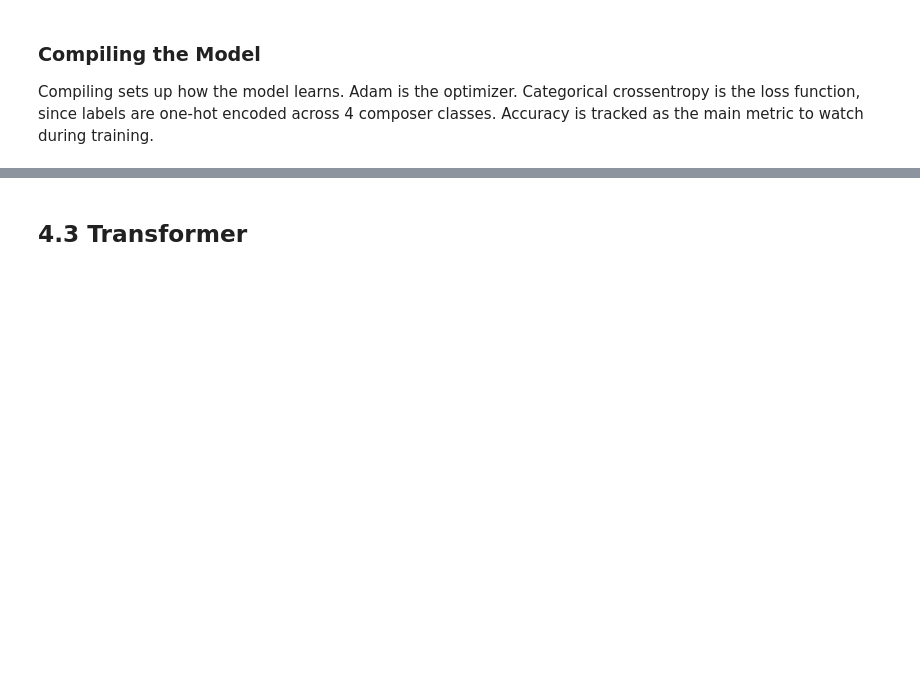
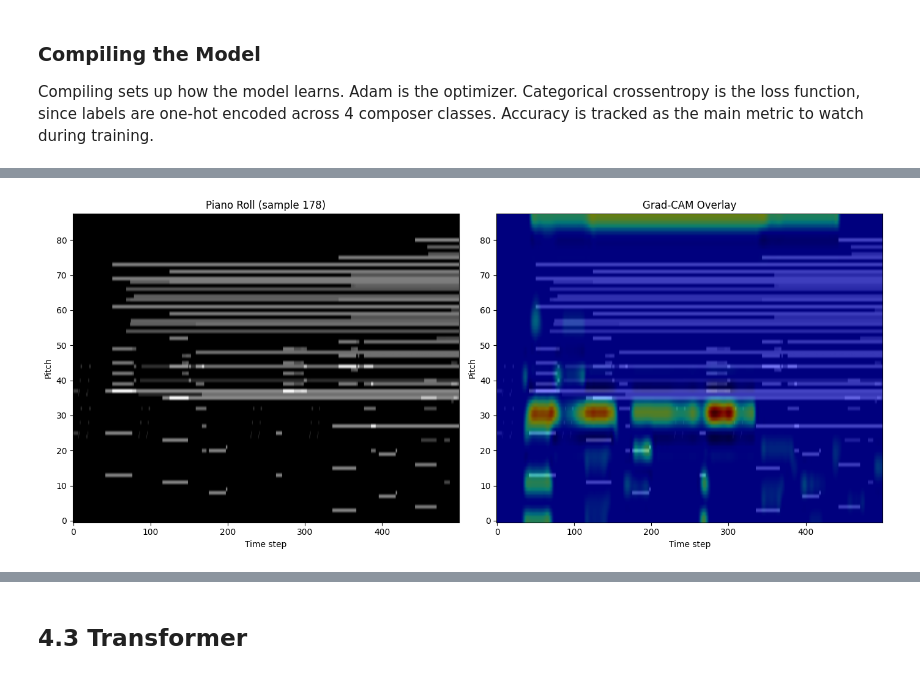
Before and after one commit to Mosizamani/aai-511-final-project-group1, a Jupyter notebook: aai-511-final-project-group1.ipynb, the cells around one changed output, grey strips where cells are left out. Saved outputs shown, nothing was run; the diff lists cells and outputs as text; code cells hidden in the pictures; blank space fills up the shorter version.

Commit message:
Add CNN training and Grad Cam update

```diff
--- a/aai-511-final-project-group1.ipynb
+++ b/aai-511-final-project-group1.ipynb
@@ -1229,0 +1324,7 @@ Epoch 2/2
+# %%
+# compile the model: adam optimizer, categorical crossentropy for multi class labels
+model.compile(
+    optimizer='adam',
+    loss='categorical_crossentropy',
+    metrics=['accuracy']
+)
@@ -1229,0 +1498,9 @@ Epoch 2/2
+# %%
+# pick a sample with more active notes instead of just the first one
+active_counts = (X_train_norm[:, :, :, 0] > 0).sum(axis=(1, 2))
+best_sample_index = active_counts.argmax()
+print("chosen sample index:", best_sample_index)
+
+sample = X_train_norm[best_sample_index:best_sample_index+1]
+heatmap = make_gradcam_heatmap(sample, model, 'last_conv')
+print(heatmap.min(), heatmap.max())
@@ -1229,0 +1514,26 @@ Epoch 2/2
+# %%
+# resize the heatmap to match the original piano roll shape (500, 88)
+zoom_factors = (500 / heatmap.shape[0], 88 / heatmap.shape[1])
+heatmap_resized = zoom(heatmap, zoom_factors)
+
+# pull out the actual piano roll for this sample, dropping the channel dimension
+piano_roll = sample[0, :, :, 0]
+
+# plot piano roll and heatmap overlay side by side
+fig, axes = plt.subplots(1, 2, figsize=(14, 6))
+
+axes[0].imshow(piano_roll.T, aspect='auto', origin='lower', cmap='gray')
+axes[0].set_title(f"Piano Roll (sample {best_sample_index})")
+axes[0].set_xlabel("Time step")
+axes[0].set_ylabel("Pitch")
+
+axes[1].imshow(piano_roll.T, aspect='auto', origin='lower', cmap='gray')
+axes[1].imshow(heatmap_resized.T, aspect='auto', origin='lower', cmap='jet', alpha=0.5)
+axes[1].set_title("Grad-CAM Overlay")
+axes[1].set_xlabel("Time step")
+axes[1].set_ylabel("Pitch")
+
+plt.tight_layout()
+plt.show()
+# %% [output]
+[figure, added]
```
Also changed, not shown: parts of 25 cells of this notebook.
